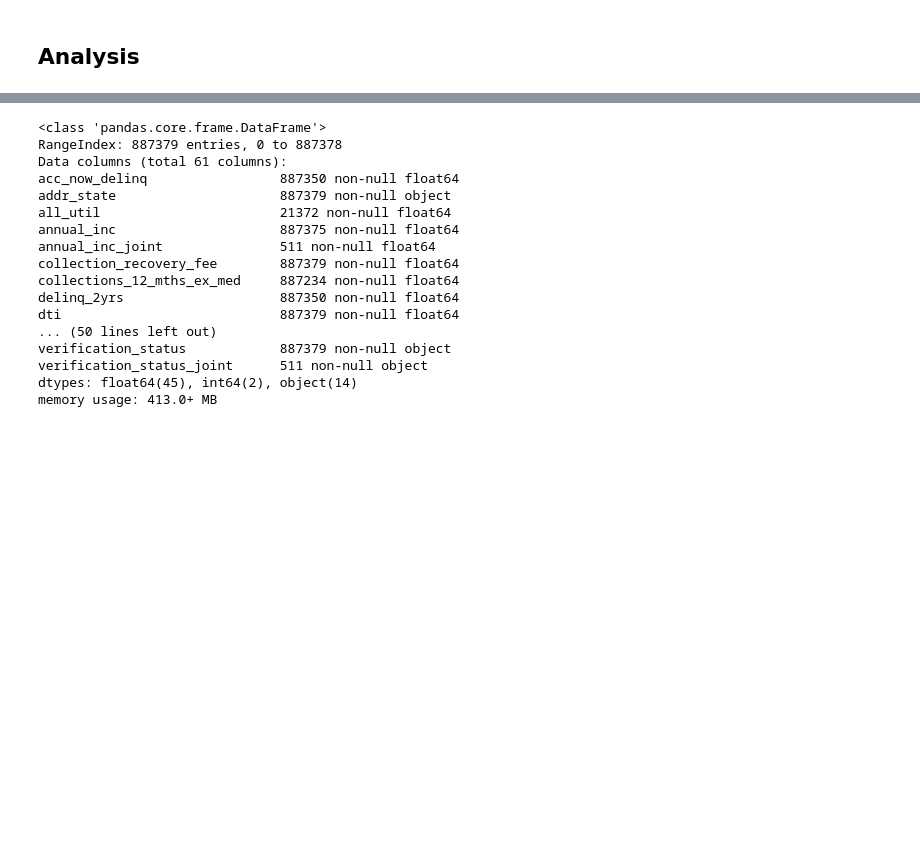
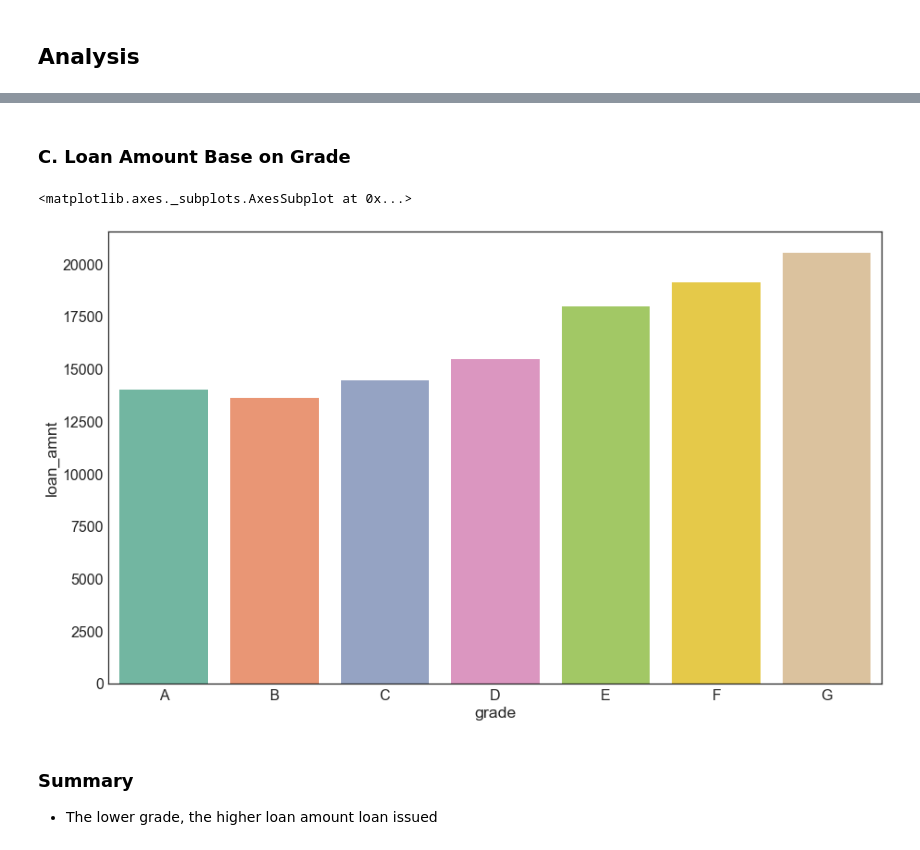
Before and after one commit to Deedasmi/mis665_final, a Jupyter notebook: mis665_final.ipynb, the cells around one changed output, grey strips where cells are left out. Drawn from its saved outputs; the diff is of its cells as text; code cells hidden in the pictures; blank space fills up the shorter version.

```diff
--- a/mis665_final.ipynb
+++ b/mis665_final.ipynb
@@ -177,20 +241,16 @@ plt.show()
+# %% [markdown]
+### C. Loan Amount Base on Grade
+# %%
+group = df_copy.groupby("grade").mean()
+avg_loan = group['loan_amnt'].reset_index()
+plt.subplots(figsize=(15,9))
+sns.barplot(x='grade', y='loan_amnt', data=avg_loan, palette='Set2')
+# %% [output]
+<matplotlib.axes._subplots.AxesSubplot at 0x...>
+[figure, added]
+# %% [markdown]
+### Summary
+- The lower grade, the higher loan amount loan issued
 # %%
-df.reindex_axis(sorted(df.columns), axis=1).info()
+# showing columns by name in ascedent order
+#df.reindex_axis(sorted(df.columns), axis=1).info()
-# %% [output]
-<class 'pandas.core.frame.DataFrame'>
-RangeIndex: 887379 entries, 0 to 887378
-Data columns (total 61 columns):
-acc_now_delinq                 887350 non-null float64
-addr_state                     887379 non-null object
-all_util                       21372 non-null float64
-annual_inc                     887375 non-null float64
-annual_inc_joint               511 non-null float64
-collection_recovery_fee        887379 non-null float64
-collections_12_mths_ex_med     887234 non-null float64
-delinq_2yrs                    887350 non-null float64
-dti                            887379 non-null float64
-... (50 lines left out)
-verification_status            887379 non-null object
-verification_status_joint      511 non-null object
-dtypes: float64(45), int64(2), object(14)
-memory usage: 413.0+ MB
```
Also changed, not shown: parts of 12 cells of this notebook.
